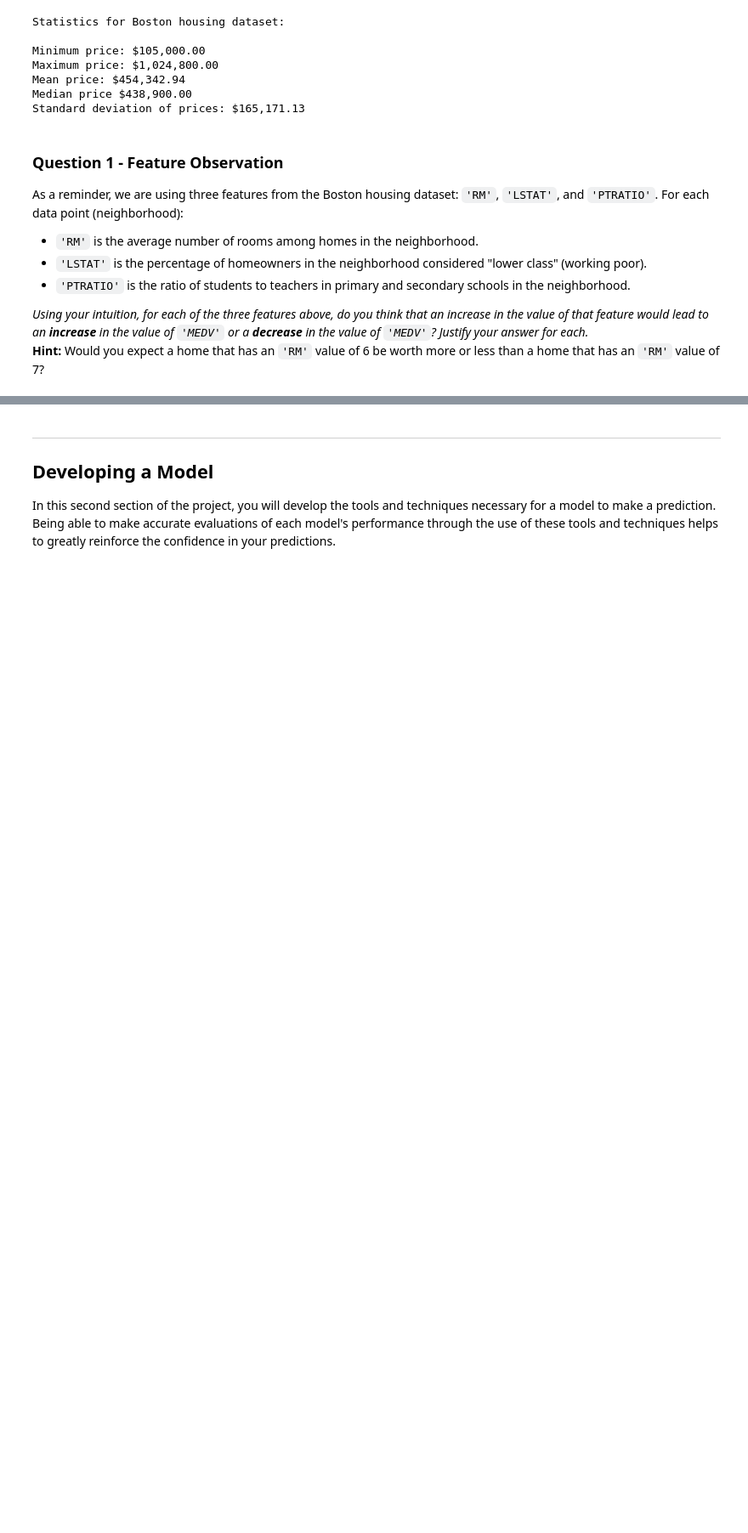
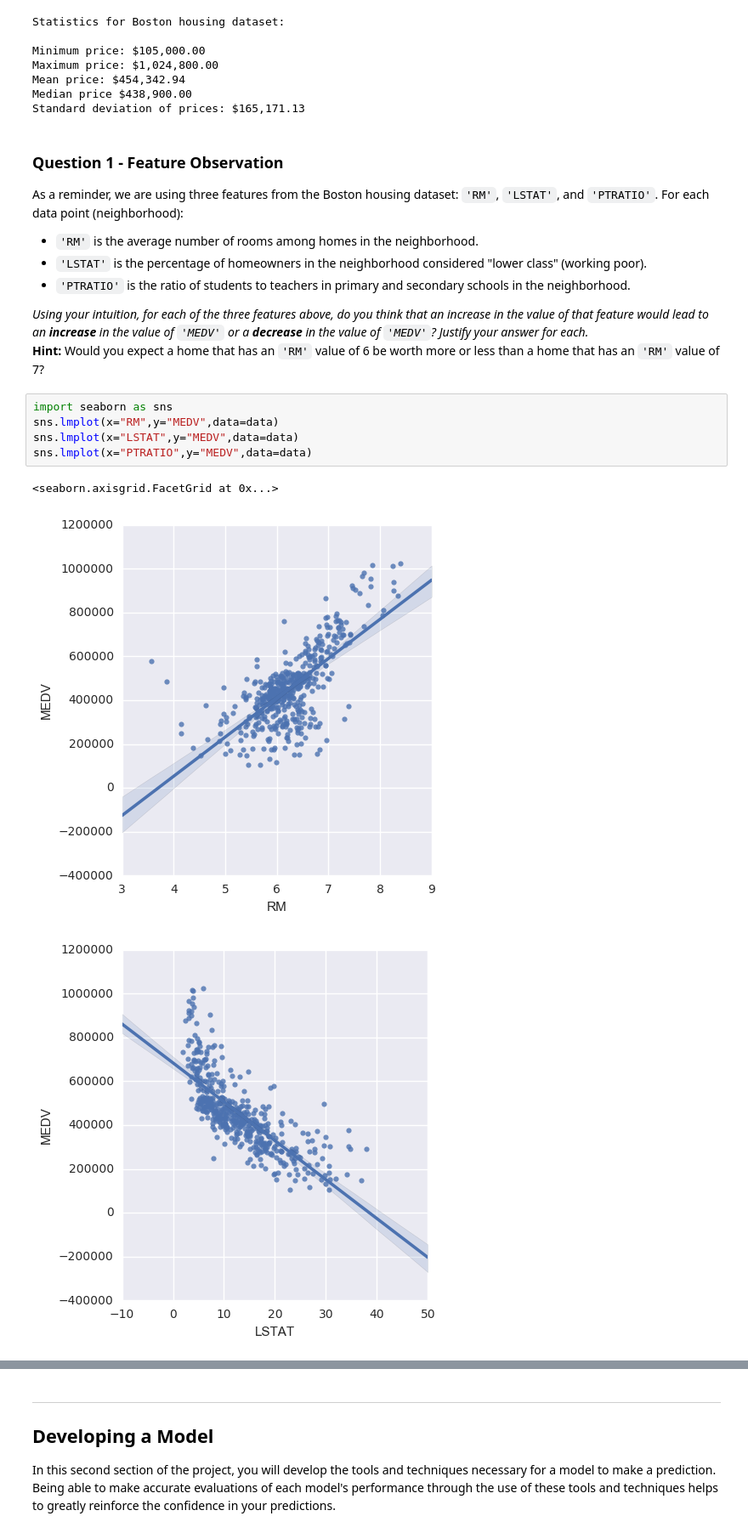
Before and after one commit to kabyabasu/Predicting-Boston-Housing-Prices, a Jupyter notebook: boston_housing.ipynb, the cells around one changed output, grey strips where cells are left out. Shown at 85% size. Cells and saved outputs as stored; diff of their text form; blank space fills up the shorter version.

```diff
--- a/boston_housing.ipynb
+++ b/boston_housing.ipynb
@@ -92,3 +92,12 @@ As a reminder, we are using three features from the Boston housing dataset: `'RM
 
 _Using your intuition, for each of the three features above, do you think that an increase in the value of that feature would lead to an **increase** in the value of `'MEDV'` or a **decrease** in the value of `'MEDV'`? Justify your answer for each._
 **Hint:** Would you expect a home that has an `'RM'` value of 6 be worth more or less than a home that has an `'RM'` value of 7?
+# %%
+import seaborn as sns
+sns.lmplot(x="RM",y="MEDV",data=data)
+sns.lmplot(x="LSTAT",y="MEDV",data=data)
+sns.lmplot(x="PTRATIO",y="MEDV",data=data)
+# %% [output]
+<seaborn.axisgrid.FacetGrid at 0x...>
+[figure, added]
+[figure, added]
```
Also changed, not shown: parts of 16 cells of this notebook, 1 other file.
